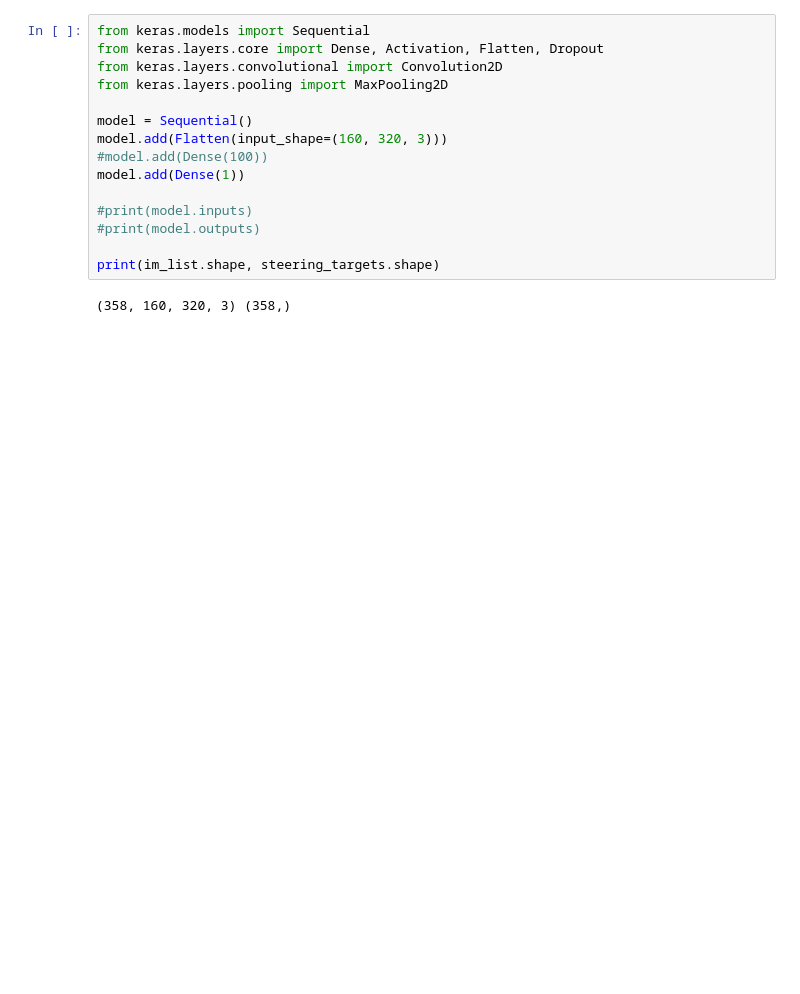
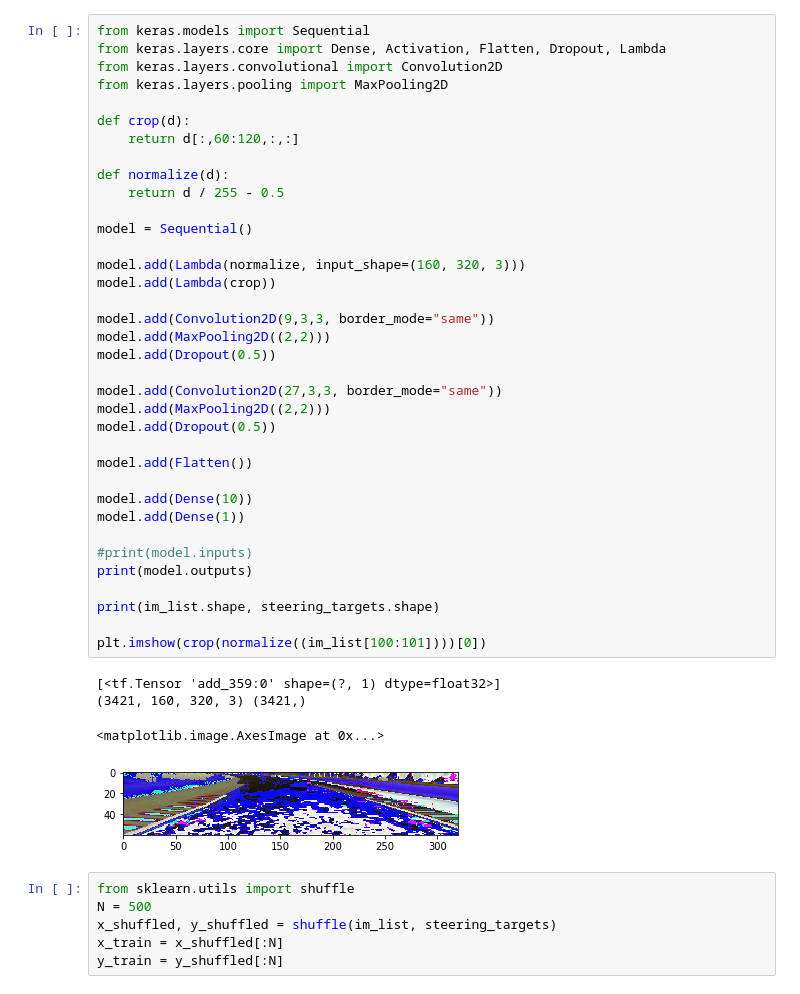
Before and after one commit to tempflip/CarND-Behavioral-Cloning-P3, a Jupyter notebook: generate_model.py.ipynb, the cells around one changed output. Drawn from its saved outputs; the diff is of its cells as text; blank space fills up the shorter version.

```diff
--- a/generate_model.py.ipynb
+++ b/generate_model.py.ipynb
@@ -50,19 +48,49 @@ plt.imshow(im_list[11])
 # %%
 from keras.models import Sequential
-from keras.layers.core import Dense, Activation, Flatten, Dropout
+from keras.layers.core import Dense, Activation, Flatten, Dropout, Lambda
 from keras.layers.convolutional import Convolution2D
 from keras.layers.pooling import MaxPooling2D
 
+def crop(d):
+    return d[:,60:120,:,:]
+
+def normalize(d):
+    return d / 255 - 0.5
+
 model = Sequential()
-model.add(Flatten(input_shape=(160, 320, 3)))
-#model.add(Dense(100))
+
+model.add(Lambda(normalize, input_shape=(160, 320, 3)))
+model.add(Lambda(crop))
+
+model.add(Convolution2D(9,3,3, border_mode="same"))
+model.add(MaxPooling2D((2,2)))
+model.add(Dropout(0.5))
+
+model.add(Convolution2D(27,3,3, border_mode="same"))
+model.add(MaxPooling2D((2,2)))
+model.add(Dropout(0.5))
+
+model.add(Flatten())
+
+model.add(Dense(10))
 model.add(Dense(1))
 
 #print(model.inputs)
-#print(model.outputs)
+print(model.outputs)
 
 print(im_list.shape, steering_targets.shape)
+
+plt.imshow(crop(normalize((im_list[100:101])))[0])
 # %% [output]
-(358, 160, 320, 3) (358,)
+[<tf.Tensor 'add_359:0' shape=(?, 1) dtype=float32>]
+(3421, 160, 320, 3) (3421,)
+<matplotlib.image.AxesImage at 0x...>
+[figure, added]
+# %%
+from sklearn.utils import shuffle
+N = 500
+x_shuffled, y_shuffled = shuffle(im_list, steering_targets)
+x_train = x_shuffled[:N]
+y_train = y_shuffled[:N]
 # %%
 model.compile(optimizer='adam', loss='mse', metrics=['accuracy'])
```
Also changed, not shown: parts of 5 cells of this notebook.
